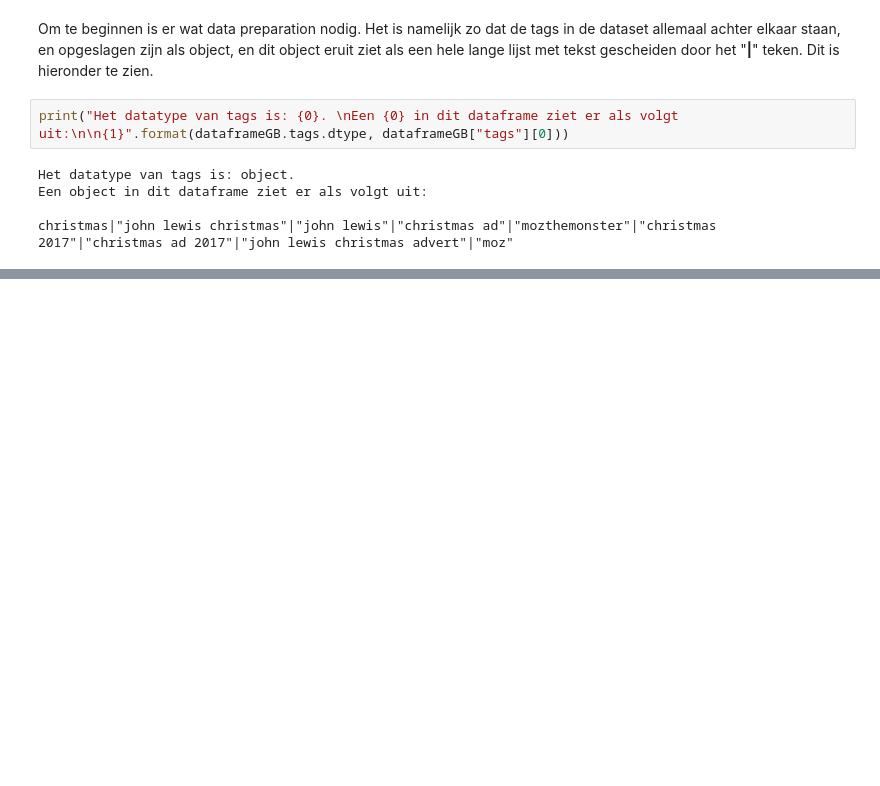
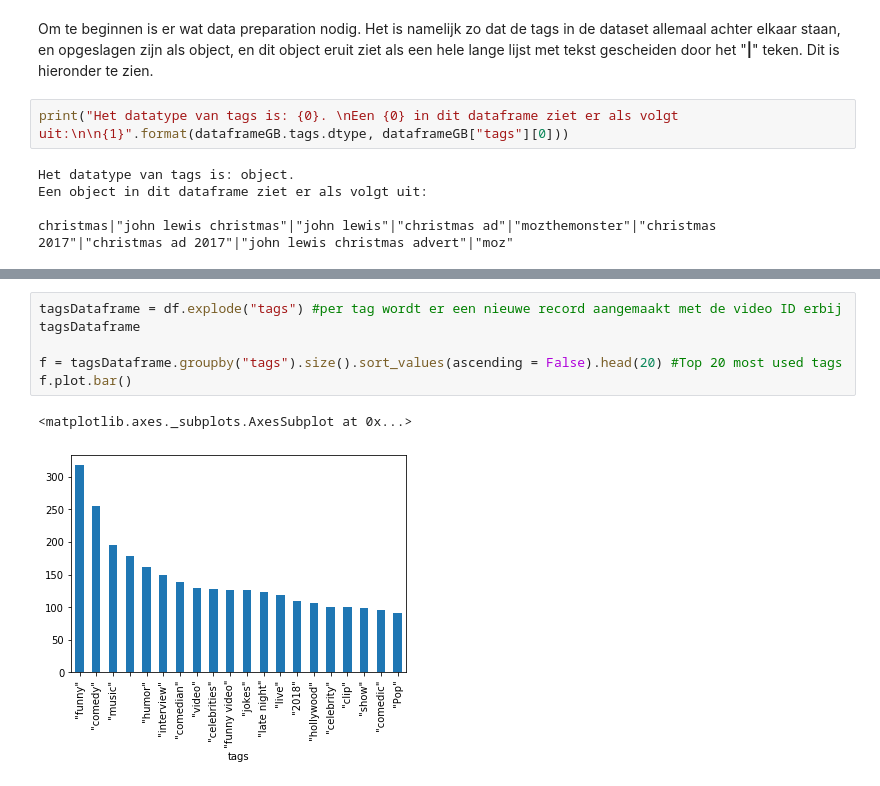
Before and after one commit to WoltervanDonk/Challenge2, a Jupyter notebook: src/YoutubeTrendingNotebook.ipynb, the cells around one changed output, grey strips where cells are left out. Cells and saved outputs as stored; diff of their text form; blank space fills up the shorter version.

```diff
--- a/src/YoutubeTrendingNotebook.ipynb
+++ b/src/YoutubeTrendingNotebook.ipynb
@@ -78,0 +114,9 @@ dataframeGB
+# %%
+tagsDataframe = df.explode("tags") #per tag wordt er een nieuwe record aangemaakt met de video ID erbij
+tagsDataframe
+
+f = tagsDataframe.groupby("tags").size().sort_values(ascending = False).head(20) #Top 20 most used tags
+f.plot.bar()
+# %% [output]
+<matplotlib.axes._subplots.AxesSubplot at 0x...>
+[figure, added]
```
Also changed, not shown: parts of 12 cells of this notebook.
